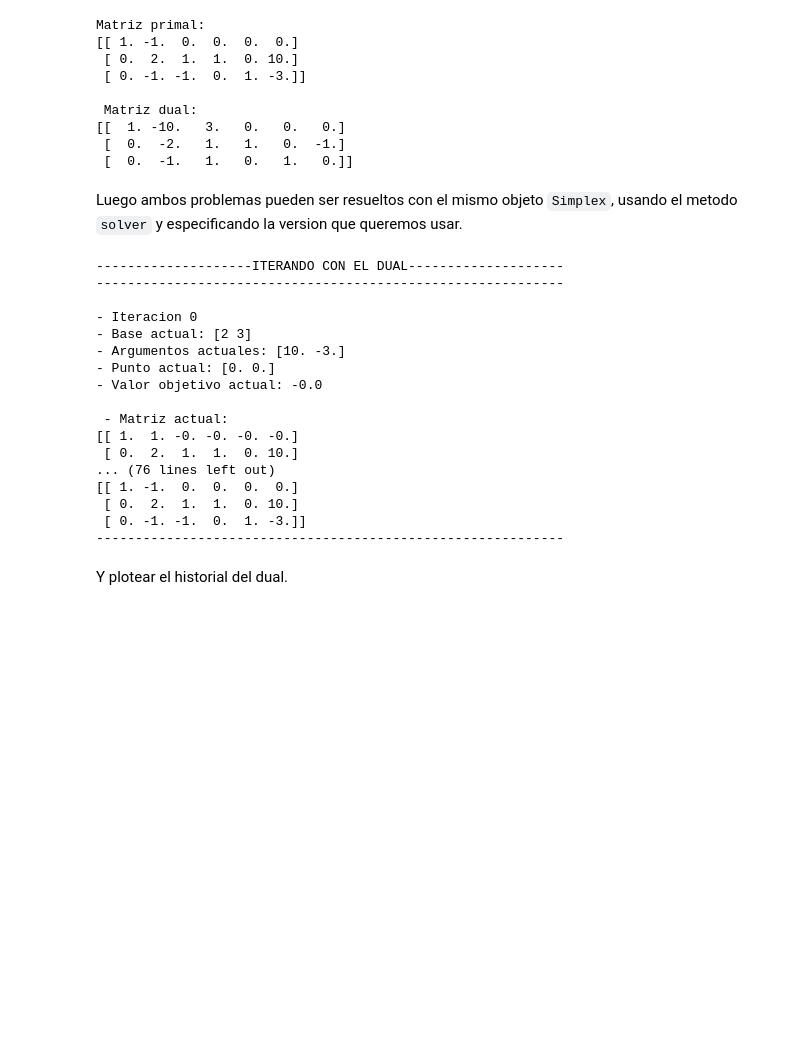
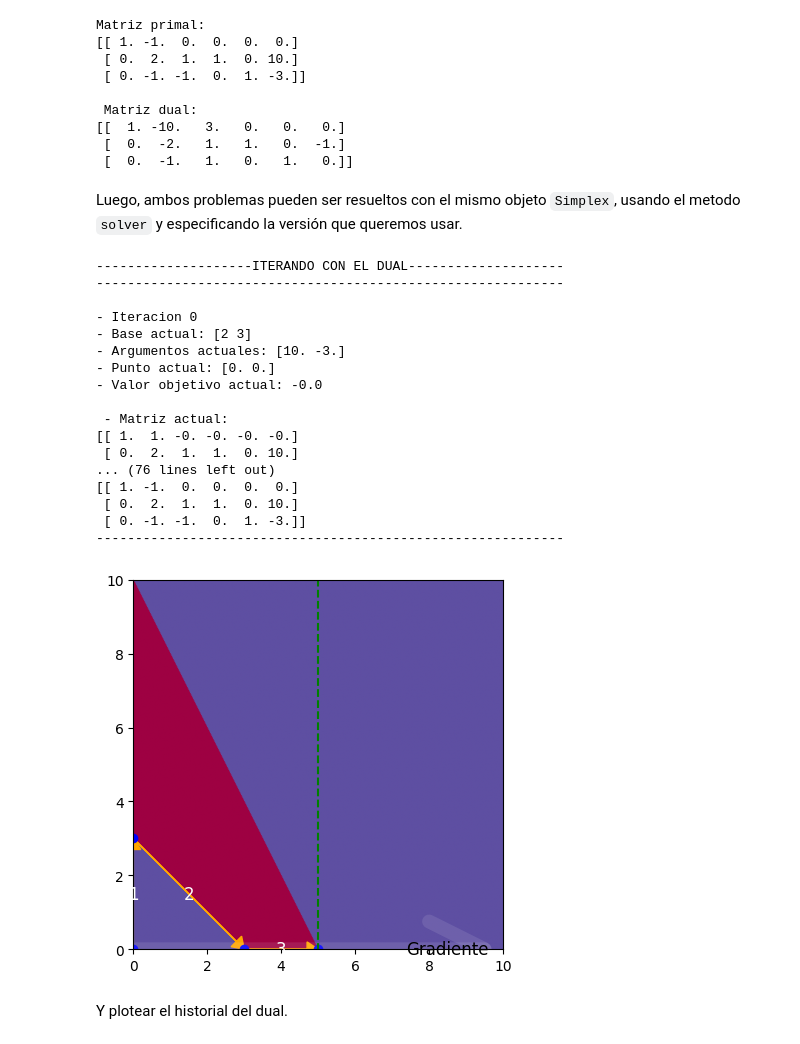
Before and after one commit to JaJeJoTor/io-practica1, a Jupyter notebook: notebook_parte_1.ipynb, the cells around one changed output. Saved outputs shown, nothing was run; the diff lists cells and outputs as text; code cells hidden in the pictures; blank space fills up the shorter version.

```diff
--- a/notebook_parte_1.ipynb
+++ b/notebook_parte_1.ipynb
@@ -176,28 +193,29 @@ Matriz primal:
  [  0.  -2.   1.   1.   0.  -1.]
  [  0.  -1.   1.   0.   1.   0.]]
 # %% [markdown]
-Luego ambos problemas pueden ser resueltos con el mismo objeto `Simplex`, usando el metodo `solver` y especificando la version que queremos usar.
+Luego, ambos problemas pueden ser resueltos con el mismo objeto `Simplex`, usando el metodo `solver` y especificando la versión que queremos usar.
 # %%
 s1.combined_solver()
-history = s2.solver(version='dual', printear_intermedios=False, return_history=True)
+s1.plot_sol_history()
 # %% [output]
 --------------------ITERANDO CON EL DUAL--------------------
 ------------------------------------------------------------
 
 - Iteracion 0
 - Base actual: [2 3]
 - Argumentos actuales: [10. -3.]
 - Punto actual: [0. 0.]
 - Valor objetivo actual: -0.0
 
  - Matriz actual:
 [[ 1.  1. -0. -0. -0. -0.]
  [ 0.  2.  1.  1.  0. 10.]
 ... (76 lines left out)
 [[ 1. -1.  0.  0.  0.  0.]
  [ 0.  2.  1.  1.  0. 10.]
  [ 0. -1. -1.  0.  1. -3.]]
 ------------------------------------------------------------
+[figure, added]
 # %% [markdown]
 Y plotear el historial del dual.
 # %%
```
Also changed, not shown: parts of 20 cells of this notebook.
